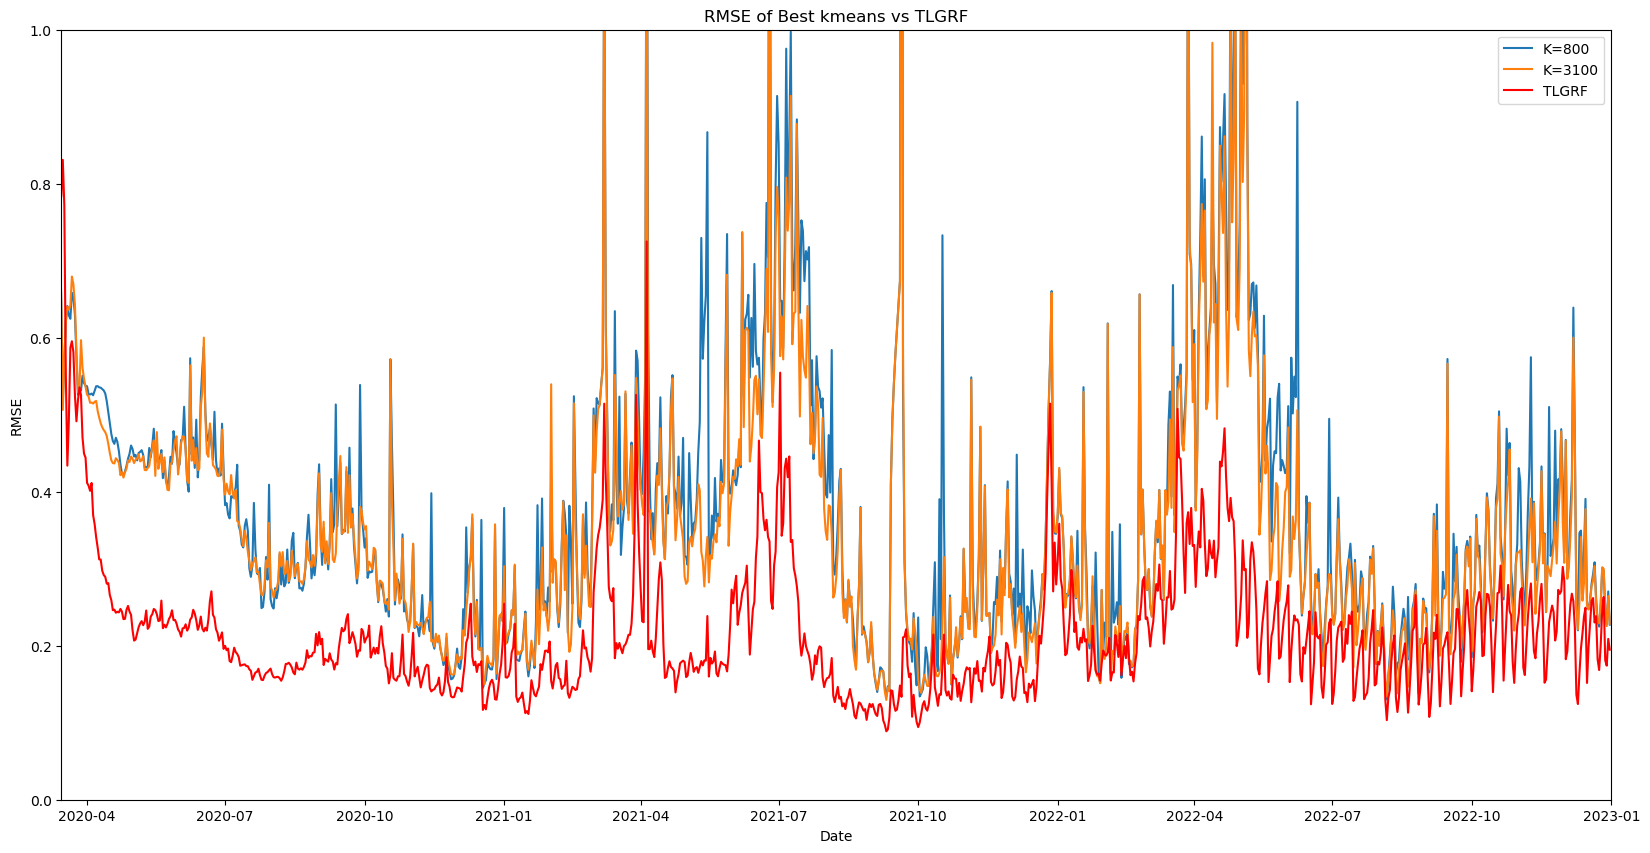
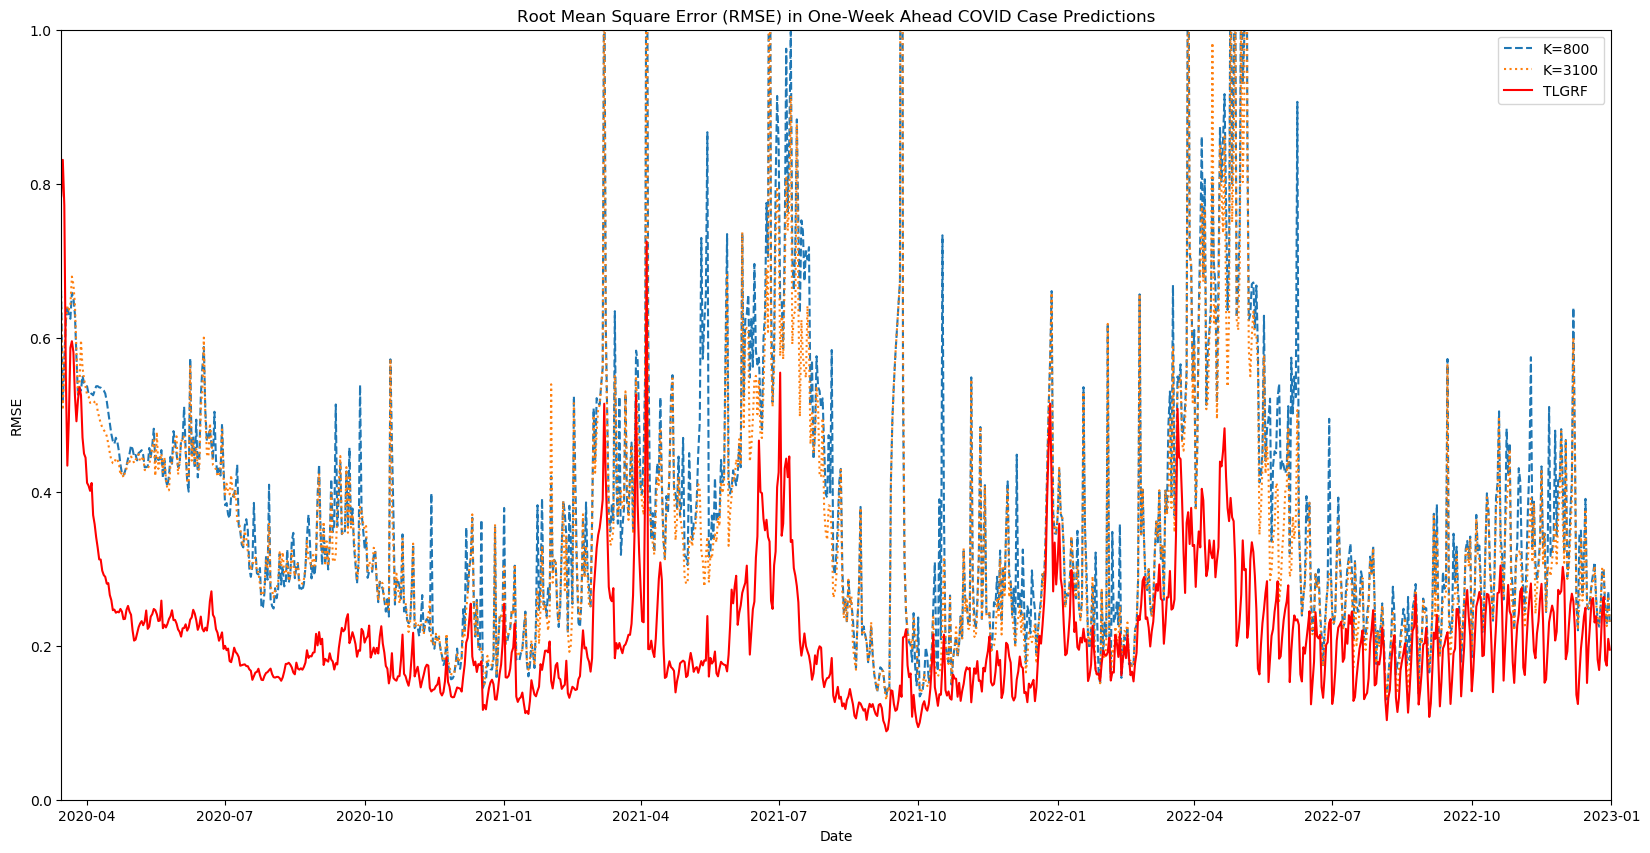
Code edit (unified diff) that turned the first committed figure into the second:
--- before
+++ after
@@ -4,12 +4,13 @@
 plt.figure(figsize=(20,10))
 plot_K_list = [800, 3100]
+linestyle_K_list = ["dashed",":"]
 
 ylim_dict = {"MAE": 0.6, "RMSE":1.0}
 
 
-for K in plot_K_list:
+for i, K in enumerate(plot_K_list):
     cols_of_interest = ["Chosen_by_{}_{}_K={}".format(val, metric, K)]
     daily_metric_df = merged_TLGRF_kmeans[cols_of_interest]
-    plt.plot(daily_metric_df, label="K={}".format(K))
+    plt.plot(daily_metric_df, label="K={}".format(K), linestyle=linestyle_K_list[i])
 
 plt.plot(merged_TLGRF_kmeans["{} TLGRF".format(metric)], label="TLGRF", color="red")
@@ -18,5 +19,11 @@
 plt.xlim(pd.to_datetime("2020-03-15"), pd.to_datetime("2023-01-01"))
 plt.ylim(0, ylim_dict[metric])
-plt.title("{} of Best kmeans vs TLGRF".format(metric))
+
+full_metric = "Mean Absolute Error (MAE)"
+if metric == "RMSE":
+    full_metric = "Root Mean Square Error (RMSE)"
+
+plt.title("{} in One-Week Ahead COVID Case Predictions".format(full_metric))
+
 plt.legend()
 plt.savefig("best_kmeans_{}.png".format(metric))

Commit: Update Presentation Plots for tcv kmeans